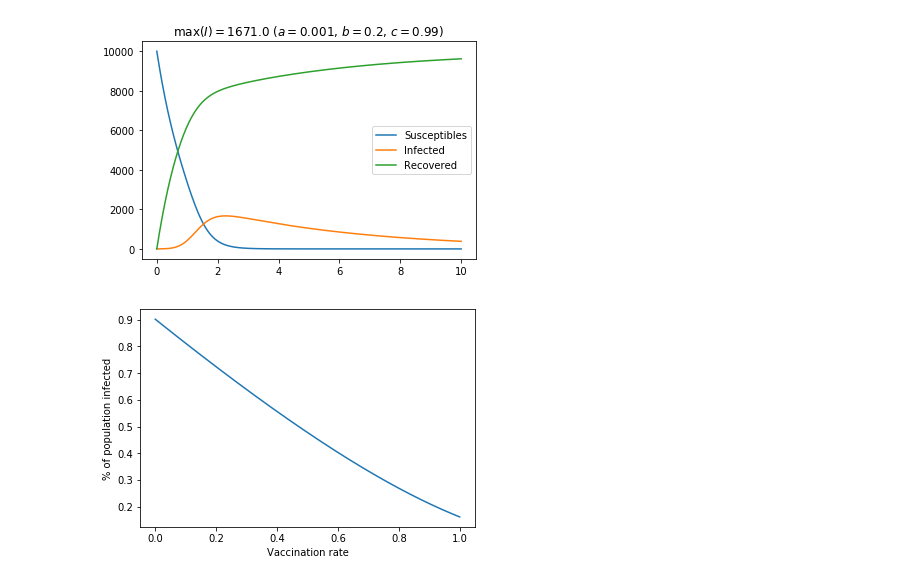
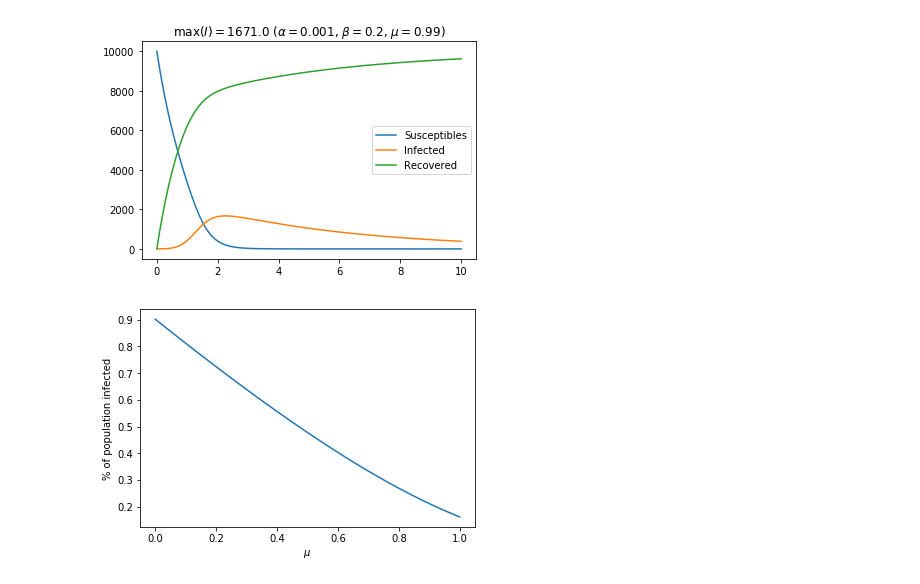
Before and after one commit to drvinceknight/cfm, a Jupyter notebook: assets/rsc/sir/main.ipynb, the cells around one changed output. Cells and saved outputs as stored; diff of their text form; code cells hidden in the pictures.

```diff
--- a/assets/rsc/sir/main.ipynb
+++ b/assets/rsc/sir/main.ipynb
@@ -4,6 +4,6 @@ from scipy import integrate
 import numpy as np
 import matplotlib.pyplot as plt
 # %%
-S, I, V = sym.Function("S"), sym.Function("I"), sym.Function("V")
-N, mu, P, beta, gamma, t = sym.symbols("N, mu, P, beta, gamma, t")
+S, I, R = sym.Function("S"), sym.Function("I"), sym.Function("V")
+N, mu, alpha, beta, t = sym.symbols("N, mu, alpha, beta, t")
 # %%
@@ -17,26 +17,27 @@ NotImplementedError:
 # %% [markdown]
 Further investigation shows that an exact solution to this system of differential equations is difficult. Let us do this numerically:
 # %%
-def dx(x, t, a, b, c):
+def dx(x, t, alpha, beta, mu):
 
-    return (- a * x[1] * x[0] - c * x[0],
-            a * x[1] * x[0]  - b * x[1],
-            b * x[1] + c * x[0])
+    return (- alpha * x[1] * x[0] - mu * x[0],
+            alpha * x[1] * x[0]  - beta * x[1],
+            beta * x[1] + mu * x[0])
 # %%
-infection_rate = 1 / 1000  # Every 1000 interactions leads to infection
-recovery_rate = 1 / 5  # take 5 time units to recover
+alpha = 1 / 1000  # Every 1000 interactions leads to infection
+beta = 1 / 5  # take 5 time units to recover
 N = 10 ** 4  # Population of 10 thousand people
+mu = 0  # 0 vaccination percentage
 
-a, b, c = infection_rate, recovery_rate, 0
 ts = np.linspace(0, 10, 5000)
-xs = integrate.odeint(func=dx, y0=np.array([N - 1, 1, 0]), t=ts, args=(a, b, c))
+xs = integrate.odeint(func=dx, y0=np.array([N - 1, 1, 0]), t=ts, args=(alpha, beta, mu))
 S, I, R = xs.T
 plt.figure()
 plt.plot(ts, S, label="Susceptibles")
 plt.plot(ts, I, label="Infected")
 plt.plot(ts, R, label="Recovered")
 plt.legend()
-plt.title(f"$\max(I)={round(max(I))}$ ($a={a}$, $b={b}$, $c={c}$)");
+plt.title(f"$\max(I)={round(max(I))}$ ($\\alpha={alpha}$, $\\beta={beta}$, $\mu={mu}$)")
+plt.savefig("base_scenario.pdf");
 # %% [output]
 [figure]
 # %%
@@ -53,28 +55,30 @@ plt.title(f"$\max(I)={round(max(I))}$ ($a={a}$, $b={b}$, $c={c}$)");
 # %% [output]
 [figure]
 # %%
-c = 99 / 100  # Vaccinate 99% of the population
+mu = 99 / 100  # Vaccinate 99% of the population
 ts = np.linspace(0, 10, 5000)
-xs = integrate.odeint(func=dx, y0=np.array([N - 1, 1, 0]), t=ts, args=(a, b, c))
+xs = integrate.odeint(func=dx, y0=np.array([N - 1, 1, 0]), t=ts, args=(alpha, beta, mu))
 S, I, R = xs.T
 plt.figure()
 plt.plot(ts, S, label="Susceptibles")
 plt.plot(ts, I, label="Infected")
 plt.plot(ts, R, label="Recovered")
 plt.legend()
-plt.title(f"$\max(I)={round(max(I))}$ ($a={a}$, $b={b}$, $c={c}$)");
+plt.title(f"$\max(I)={round(max(I))}$ ($\\alpha={alpha}$, $\\beta={beta}$, $\mu={mu}$)")
+plt.savefig("high_vaccination_rate.pdf");
 # %% [output]
 [figure]
 # %%
 vaccination_rates = np.linspace(0, 1, 500)
 max_percent_of_infected = []
-for c in vaccination_rates:
-    xs = integrate.odeint(func=dx, y0=np.array([N - 1, 1, 0]), t=ts, args=(a, b, c))
+for mu in vaccination_rates:
+    xs = integrate.odeint(func=dx, y0=np.array([N - 1, 1, 0]), t=ts, args=(alpha, beta, mu))
     S, I, R = xs.T
     max_percent_of_infected.append(max(I) / N)
 plt.figure()
 plt.plot(vaccination_rates, max_percent_of_infected)
-plt.xlabel("Vaccination rate")
-plt.ylabel("% of population infected");
+plt.xlabel("$\mu$")
+plt.ylabel("% of population infected")
+plt.savefig("effect_of_vaccination_rate.pdf");
 # %% [output]
-[figure, old version]
+[figure, new version]
```
Also changed, not shown: parts of 2 cells of this notebook, 10 other files.
